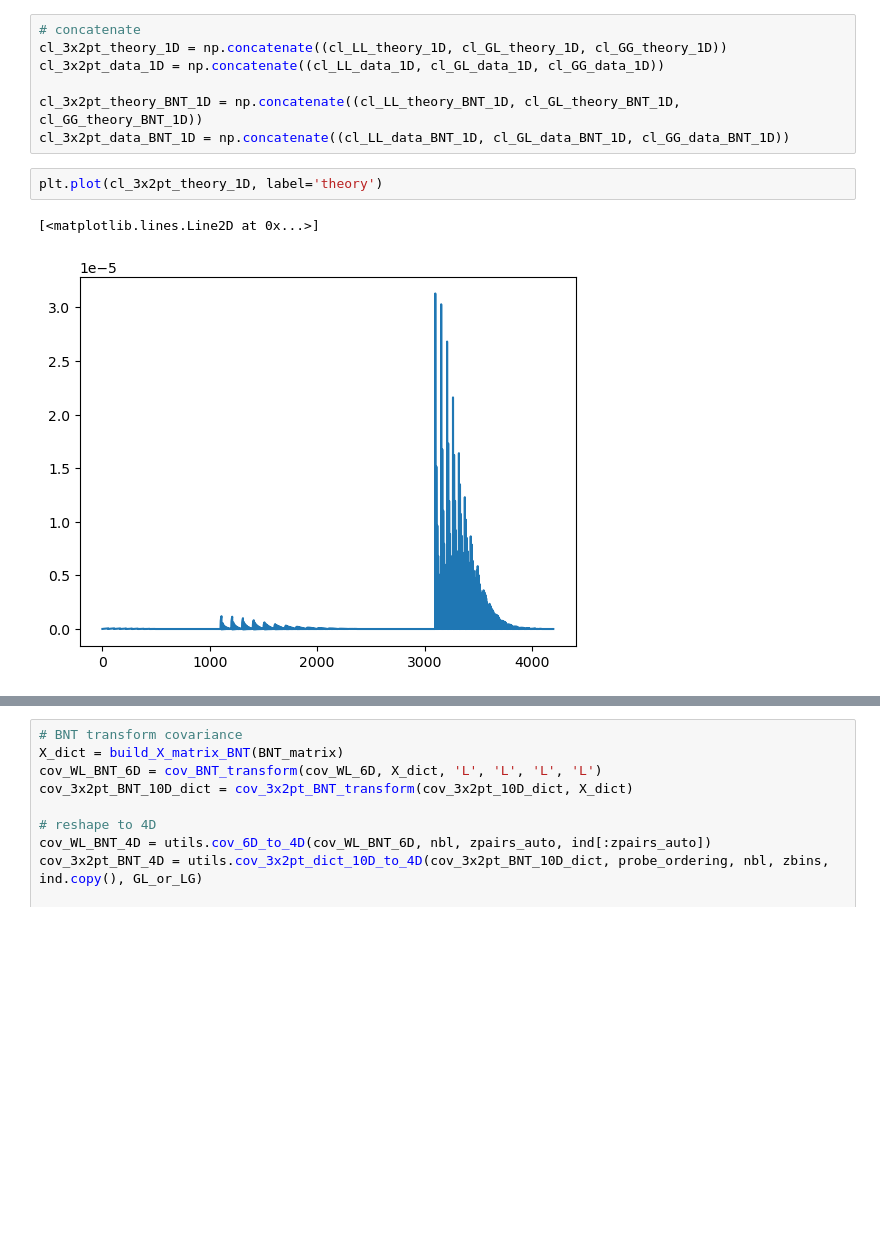
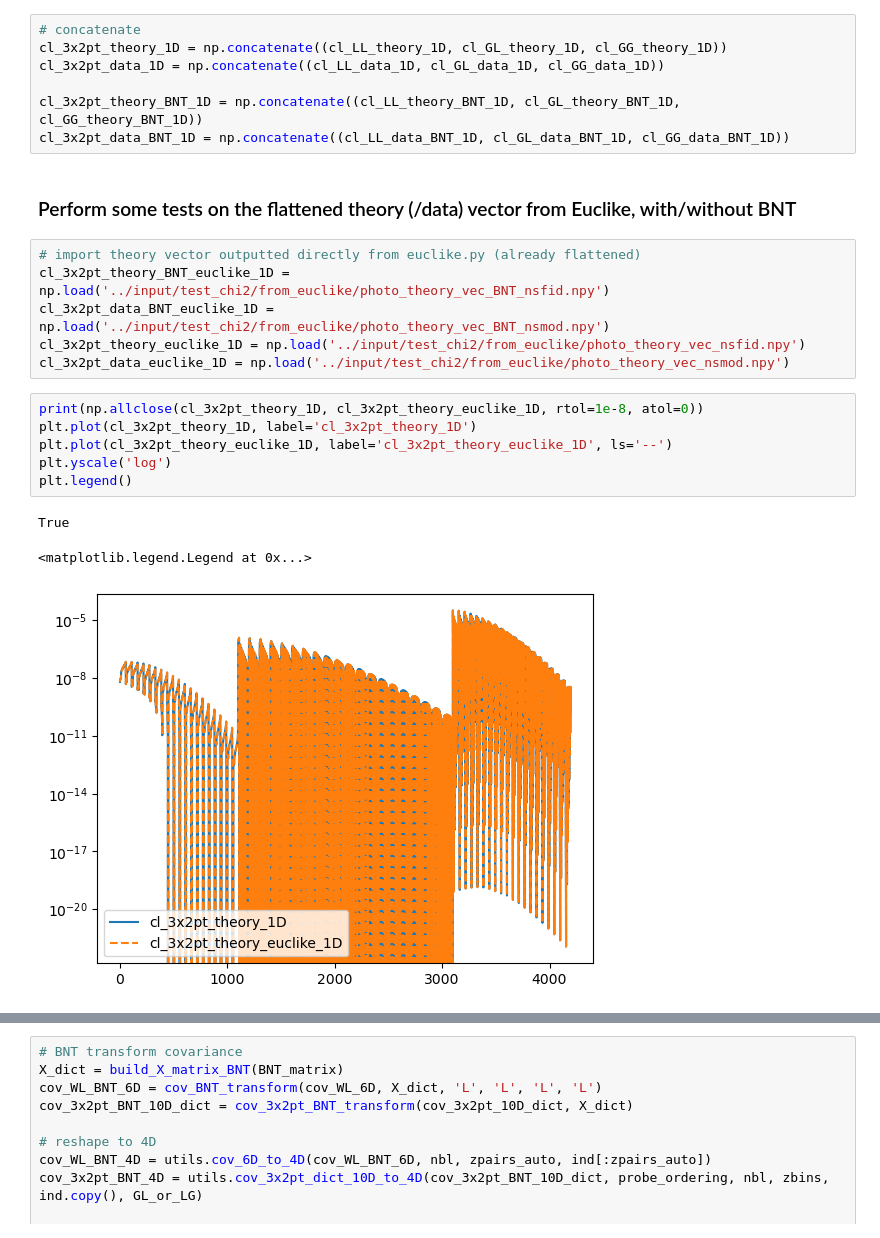
Before and after one commit to davidesciotti/cov_for_santi, a Jupyter notebook: bin/compute_transform_cov.ipynb, the cells around one changed output, grey strips where cells are left out. Cells and saved outputs as stored; diff of their text form; blank space fills up the shorter version.

Commit message:
new BNT matrix as input; many new tests in the notebook

```diff
--- a/bin/compute_transform_cov.ipynb
+++ b/bin/compute_transform_cov.ipynb
@@ -437,8 +460,21 @@ cl_3x2pt_data_1D = np.concatenate((cl_LL_data_1D, cl_GL_data_1D, cl_GG_data_1D))
 
 cl_3x2pt_theory_BNT_1D = np.concatenate((cl_LL_theory_BNT_1D, cl_GL_theory_BNT_1D, cl_GG_theory_BNT_1D))
 cl_3x2pt_data_BNT_1D = np.concatenate((cl_LL_data_BNT_1D, cl_GL_data_BNT_1D, cl_GG_data_BNT_1D))
+# %% [markdown]
+### Perform some tests on the flattened theory (/data) vector from Euclike, with/without BNT
+# %%
+# import theory vector outputted directly from euclike.py (already flattened)
+cl_3x2pt_theory_BNT_euclike_1D = np.load('../input/test_chi2/from_euclike/photo_theory_vec_BNT_nsfid.npy')
+cl_3x2pt_data_BNT_euclike_1D = np.load('../input/test_chi2/from_euclike/photo_theory_vec_BNT_nsmod.npy')
+cl_3x2pt_theory_euclike_1D = np.load('../input/test_chi2/from_euclike/photo_theory_vec_nsfid.npy')
+cl_3x2pt_data_euclike_1D = np.load('../input/test_chi2/from_euclike/photo_theory_vec_nsmod.npy')
 # %%
-plt.plot(cl_3x2pt_theory_1D, label='theory')
+print(np.allclose(cl_3x2pt_theory_1D, cl_3x2pt_theory_euclike_1D, rtol=1e-8, atol=0))
+plt.plot(cl_3x2pt_theory_1D, label='cl_3x2pt_theory_1D')
+plt.plot(cl_3x2pt_theory_euclike_1D, label='cl_3x2pt_theory_euclike_1D', ls='--')
+plt.yscale('log')
+plt.legend()
 # %% [output]
-[<matplotlib.lines.Line2D at 0x...>]
+True
+<matplotlib.legend.Legend at 0x...>
-[figure, old version]
+[figure, new version]
```
Also changed, not shown: parts of 31 cells of this notebook, 3 other files.
